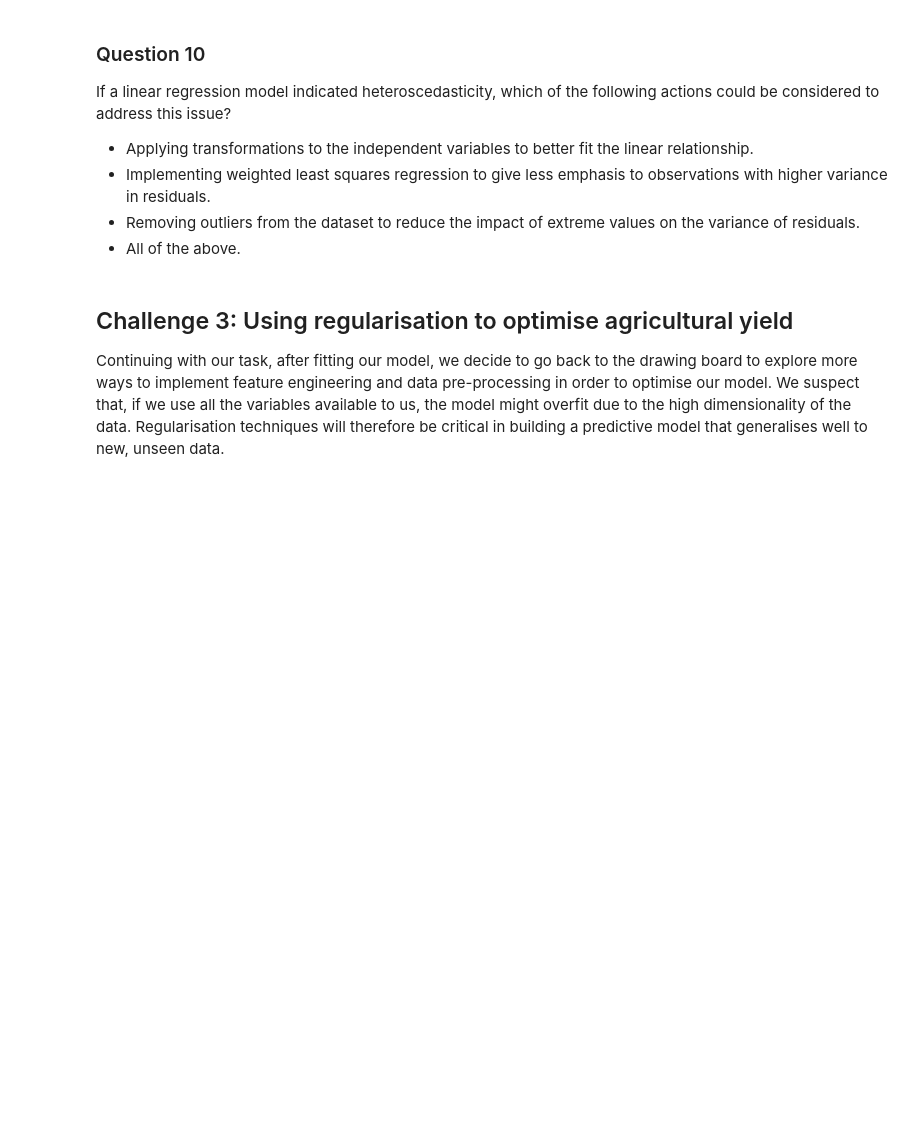
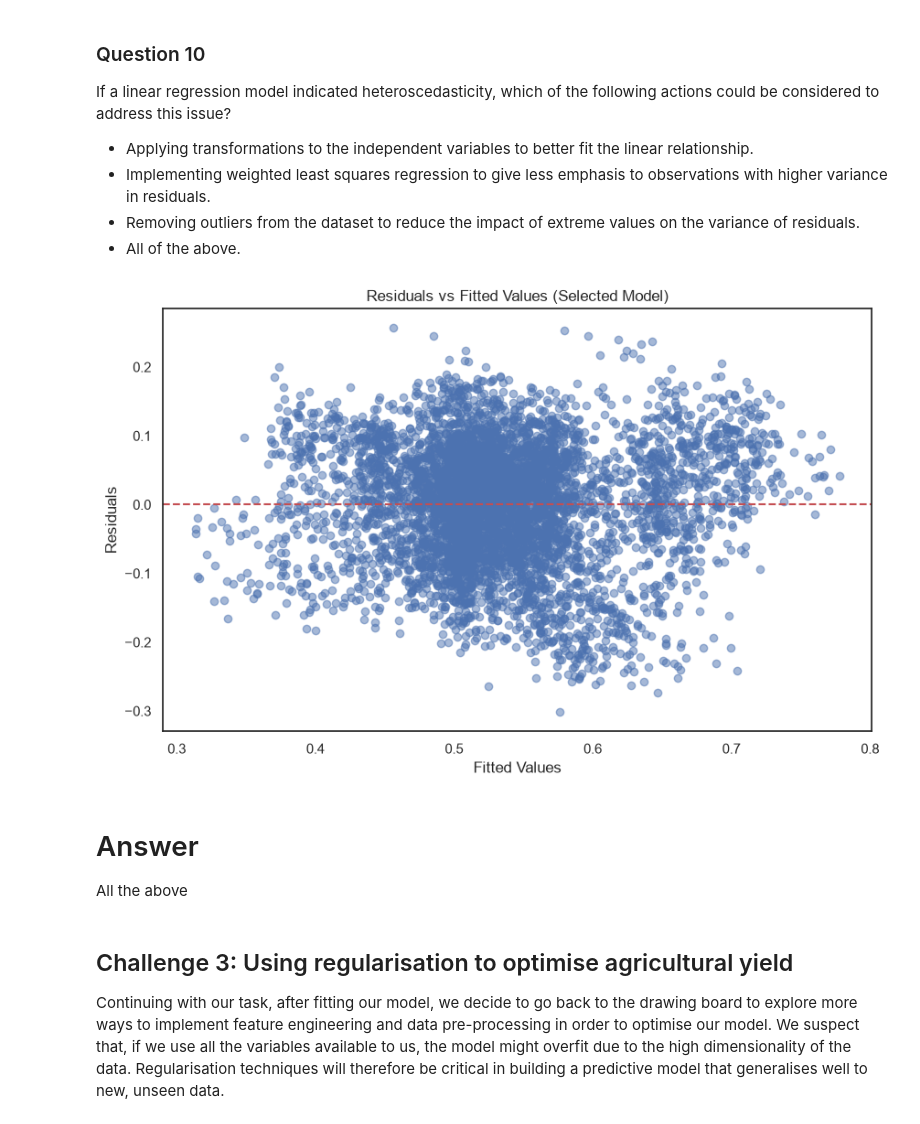
Before and after one commit to ndegwaanth/alX-datascience, a Jupyter notebook: machine_learning/notebooks/week5/Linear_regression_MCQ_student_version.ipynb, the cells around one changed output. Cells and saved outputs as stored; diff of their text form; code cells hidden in the pictures; blank space fills up the shorter version.

```diff
--- a/machine_learning/notebooks/week5/Linear_regression_MCQ_student_version.ipynb
+++ b/machine_learning/notebooks/week5/Linear_regression_MCQ_student_version.ipynb
@@ -941,6 +959,30 @@ If a linear regression model indicated heteroscedasticity, which of the followin
 * Implementing weighted least squares regression to give less emphasis to observations with higher variance in residuals.
 * Removing outliers from the dataset to reduce the impact of extreme values on the variance of residuals.
 * All of the above.
+# %%
+lm = LinearRegression()
+
+
+model_selected = lm.fit(X_selected, y_selected)
+
+lm_selected_pred = model_selected.predict(X_selected)
+
+lm_selected_residuals = y_selected - lm_selected_pred
+# %%
+# Scatter plot of residuals vs fitted values
+plt.figure(figsize=(10, 6))
+plt.scatter(lm_selected_pred, lm_selected_residuals, alpha=0.5)
+plt.axhline(y=0, color='r', linestyle='--')
+plt.title('Residuals vs Fitted Values (Selected Model)')
+plt.xlabel('Fitted Values')
+plt.ylabel('Residuals')
+plt.show()
+# %% [output]
+[figure, added]
+# %% [markdown]
+# Answer
+
+All the above
 # %% [markdown]
 ## Challenge 3: Using regularisation to optimise agricultural yield
 
```
Also changed, not shown: parts of 74 cells of this notebook.
